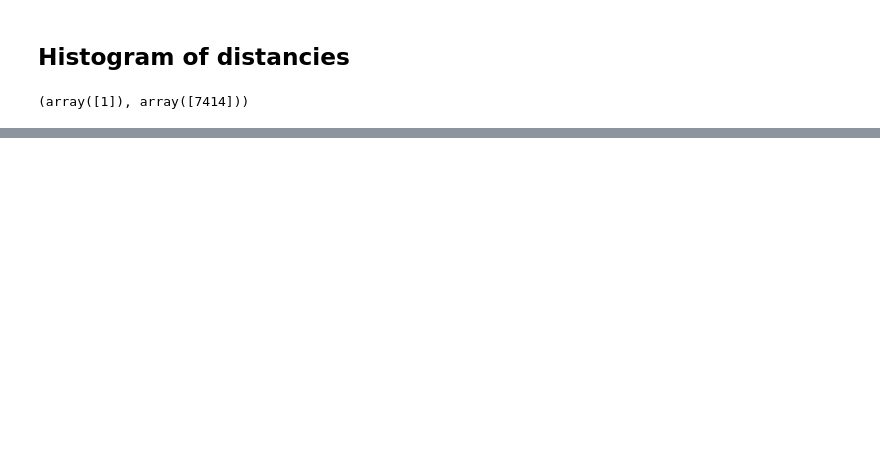
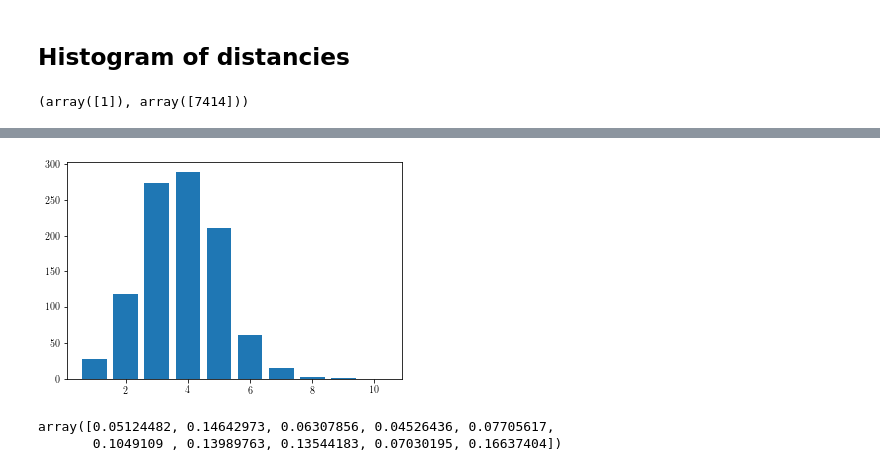
Before and after one commit to mberaha/spatial_mixtures, a Jupyter notebook: notebooks/Logitnormal MC simulations.ipynb, the cells around one changed output, grey strips where cells are left out. Saved outputs shown, nothing was run; the diff lists cells and outputs as text; code cells hidden in the pictures; blank space fills up the shorter version.

```diff
--- a/notebooks/Logitnormal MC simulations.ipynb
+++ b/notebooks/Logitnormal MC simulations.ipynb
@@ -255,0 +312,19 @@ plt.show()
+# %%
+samplesdir = dirichlet.rvs(np.ones(10) / 10, Nsamples)
+num_nonzero = np.zeros(Nsamples)
+
+for i in range(Nsamples):
+    num_nonzero[i] = len(np.where(samplesdir[i, :] > 0.01)[0])
+
+x = np.arange(1, 11)
+y = np.array([np.sum(num_nonzero == i) for i in x])
+
+plt.bar(x, y)
+plt.show()
+# %% [output]
+[figure, added]
+# %%
+samplesLogit1[0, :]
+# %% [output]
+array([0.05124482, 0.14642973, 0.06307856, 0.04526436, 0.07705617,
+       0.1049109 , 0.13989763, 0.13544183, 0.07030195, 0.16637404])
```
Also changed, not shown: parts of 22 cells of this notebook.
